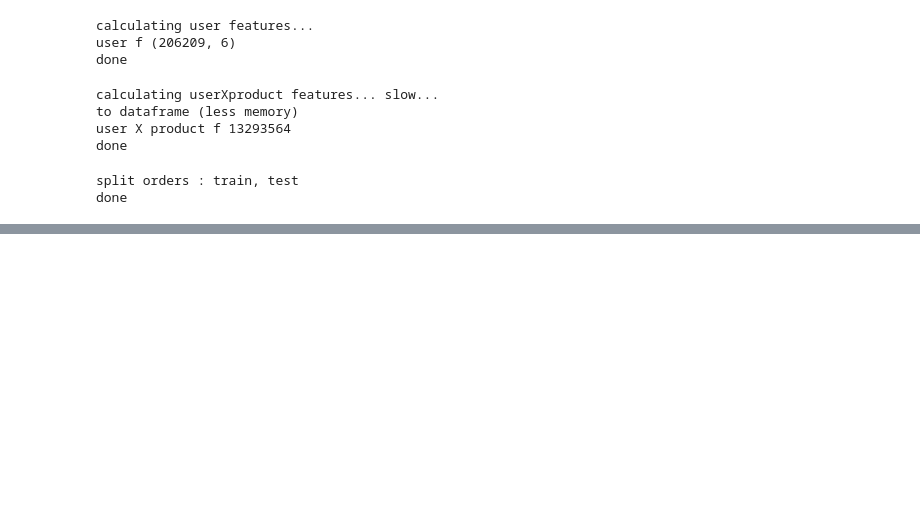
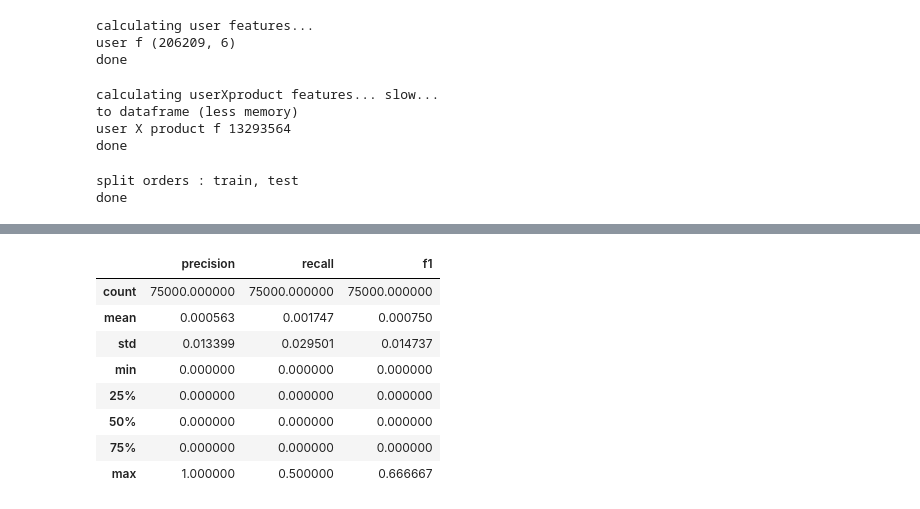
Before and after one commit to julijanjug/instacart-recommender, a Jupyter notebook: my_recommender.ipynb, the cells around one changed output, grey strips where cells are left out. Cells and saved outputs as stored; diff of their text form; code cells hidden in the pictures; blank space fills up the shorter version.

```diff
--- a/my_recommender.ipynb
+++ b/my_recommender.ipynb
@@ -322,0 +326,23 @@ light GBM predict
+# %%
+### TESTING ####
+
+def eval_fun(labels, preds):
+    labels = labels.split(' ')
+    preds = preds.split(' ')
+    rr = (np.intersect1d(labels, preds))
+    precision = np.float(len(rr)) / len(preds)
+    recall = np.float(len(rr)) / len(labels)
+    try:
+        f1 = 2 * precision * recall / (precision + recall)
+    except ZeroDivisionError:
+        return (precision, recall, 0.0)
+    return (precision, recall, f1)
+
+
+###########
+cv_labels_df = pd.read_csv('data/sample_submission.csv')
+cv_labels_df['products'] = cv_labels_df['products'].astype(str)
+cv_preds_df = pd.read_csv('2place.csv')
+cv_preds_df['products'] = cv_preds_df['products'].astype(str)
+cv_labels_df = pd.merge(cv_labels_df, cv_preds_df, how='left', on='order_id')
+cv_labels_df.head()
@@ -322,0 +356,24 @@ light GBM predict
+# %%
+cv_labels_df = pd.read_csv('data/sample_submission.csv')
+cv_labels_df['products'] = cv_labels_df['products'].astype(str)
+cv_preds_df = pd.read_csv('sub_kaggle.csv')
+cv_preds_df['products'] = cv_preds_df['products'].astype(str)
+cv_labels_df = pd.merge(cv_labels_df, cv_preds_df, how='left', on='order_id')
+#cv_labels_df.head()
+# %%
+res = list()
+for entry in cv_labels_df.itertuples():
+    res.append(eval_fun(entry[2], entry[3]))
+
+res = pd.DataFrame(np.array(res), columns=['precision', 'recall', 'f1'])
+res.describe()
+# %% [output]
+|  | precision | recall | f1 |
+| count | 75000.000000 | 75000.000000 | 75000.000000 |
+| mean | 0.000563 | 0.001747 | 0.000750 |
+| std | 0.013399 | 0.029501 | 0.014737 |
+| min | 0.000000 | 0.000000 | 0.000000 |
+| 25% | 0.000000 | 0.000000 | 0.000000 |
+| 50% | 0.000000 | 0.000000 | 0.000000 |
+| 75% | 0.000000 | 0.000000 | 0.000000 |
+| max | 1.000000 | 0.500000 | 0.666667 |
```
Also changed, not shown: parts of 4 cells of this notebook, 1 other file.
